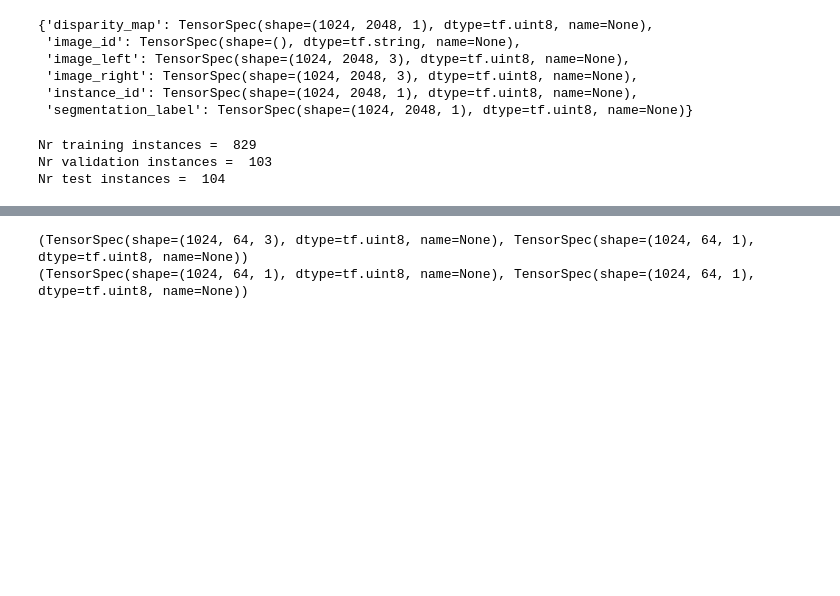
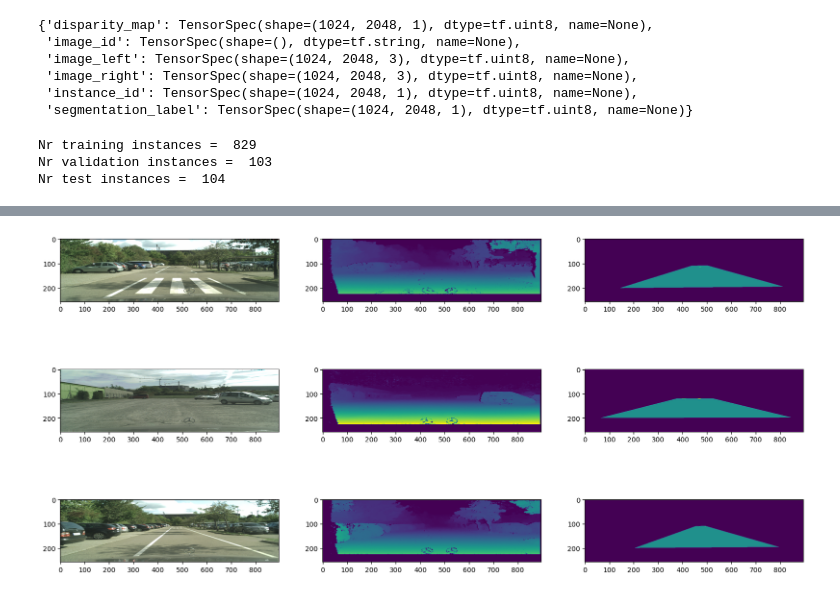
Before and after one commit to keresztesbeata/Unexpected-Obstacle-Detection, a Jupyter notebook: MergeNet.ipynb, the cells around one changed output, grey strips where cells are left out. Saved outputs shown, nothing was run; the diff lists cells and outputs as text; code cells hidden in the pictures; blank space fills up the shorter version.

Commit message:
train stripe-net and context-net

```diff
--- a/MergeNet.ipynb
+++ b/MergeNet.ipynb
@@ -160,19 +163,9 @@ def encode_labels(mask):
-# %%
-# create stripes of size k and fixed width
-def create_stripes(x, y, k):
-    x = tf.split(x, num_or_size_splits=k, axis=1)
-    y = tf.split(y, num_or_size_splits=k, axis=1)
-    return x, y
-
-train_rgb_input = train_ds.map(lambda x: (x['image_left'], x['segmentation_label']))
-train_rgb_input = train_rgb_input.flat_map(lambda x, y : tf.data.Dataset.from_tensor_slices(create_stripes(x, y, k)))
-train_rgb_input = preprocess_input(train_rgb_input)
-print(train_rgb_input.element_spec)
-
-train_depth_input = train_ds.map(lambda x: (x['disparity_map'], x['segmentation_label']))
-train_depth_input = train_depth_input.flat_map(lambda x, y : tf.data.Dataset.from_tensor_slices(create_stripes(x, y, k)))
-train_depth_input = preprocess_input(train_depth_input)
-print(train_depth_input.element_spec)
-# %% [output]
-(TensorSpec(shape=(1024, 64, 3), dtype=tf.uint8, name=None), TensorSpec(shape=(1024, 64, 1), dtype=tf.uint8, name=None))
-(TensorSpec(shape=(1024, 64, 1), dtype=tf.uint8, name=None), TensorSpec(shape=(1024, 64, 1), dtype=tf.uint8, name=None))
+# %%
+BATCH_SIZE = 4
+BATCH_SIZE_STRIPE = 32
+NR_CLASSES = 3
+ORIG_HEIGHT = 1024
+ORIG_WIDTH = 2048
+IMG_HEIGHT = 256
+IMG_WIDTH = 896
+K = 28
@@ -178,0 +222,23 @@ print(train_depth_input.element_spec)
+# %%
+train_stripes = prepare_stripes(train_ds, [IMG_HEIGHT, IMG_WIDTH], K)
+valid_stripes = prepare_stripes(valid_ds, [IMG_HEIGHT, IMG_WIDTH], K)
+test_stripes = prepare_stripes(test_ds, [IMG_HEIGHT, IMG_WIDTH], K)
+
+train_img = prepare_images(train_ds, [IMG_HEIGHT, IMG_WIDTH])
+valid_img = prepare_images(valid_ds, [IMG_HEIGHT, IMG_WIDTH])
+test_img = prepare_images(test_ds, [IMG_HEIGHT, IMG_WIDTH])
+# %%
+nr_samples = 3
+fig, arr = plt.subplots(nr_samples, 3)
+fig.set_figheight(10)
+fig.set_figwidth(20)
+i=0
+for img, depth, label in train_img.as_numpy_iterator():
+    arr[i, 0].imshow(img)
+    arr[i, 1].imshow(depth)
+    arr[i, 2].imshow(label)
+    i+=1
+    if i>=nr_samples:
+        break
+# %% [output]
+[figure, added]
```
Also changed, not shown: parts of 28 cells of this notebook.
